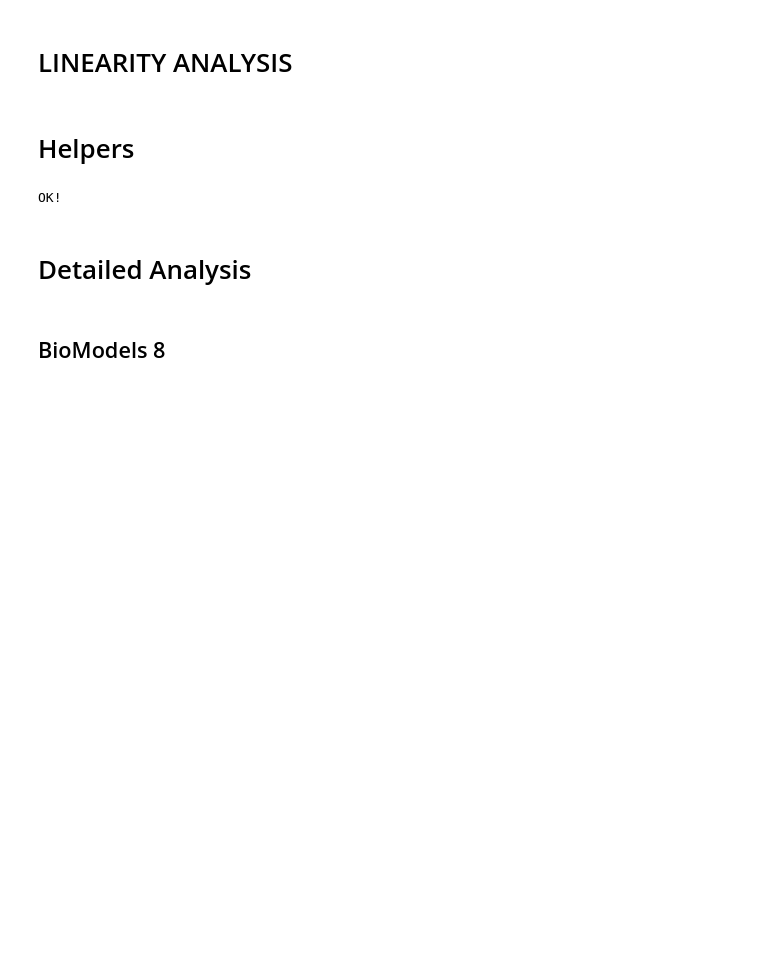
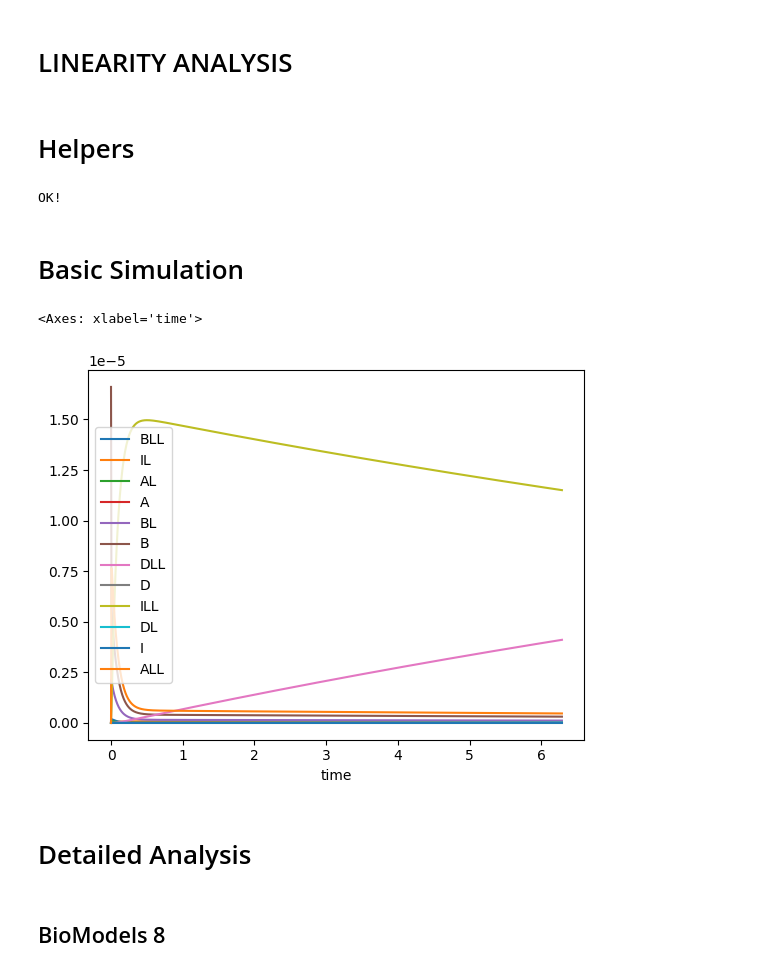
Before and after one commit to ModelEngineering/linearity_analysis, a Jupyter notebook: notebooks/linearity_analysis.ipynb, the cells around one changed output. Saved outputs shown, nothing was run; the diff lists cells and outputs as text; code cells hidden in the pictures; blank space fills up the shorter version.

```diff
--- a/notebooks/linearity_analysis.ipynb
+++ b/notebooks/linearity_analysis.ipynb
@@ -61,6 +65,14 @@ def plotCDF(evaluate_df: pd.DataFrame, column: str, title: str = "", is_plot: bo
 print("OK!")
 # %% [output]
 OK!
+# %% [markdown]
+# Basic Simulation
+# %%
+result = Simulator.simulateBiomodel(model_num=206)
+result.timecourse_df.plot()
+# %% [output]
+<Axes: xlabel='time'>
+[figure, added]
 # %% [markdown]
 # Detailed Analysis
 # %% [markdown]
```
Also changed, not shown: parts of 1 cell of this notebook, 4 other files.
